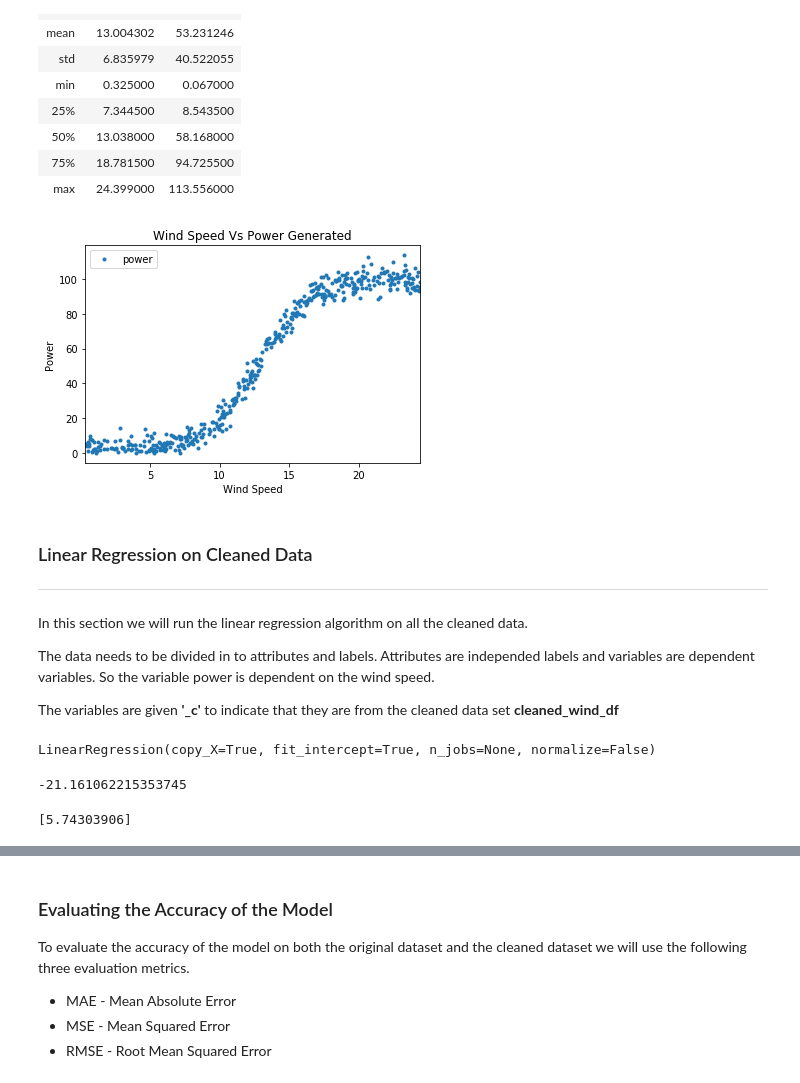
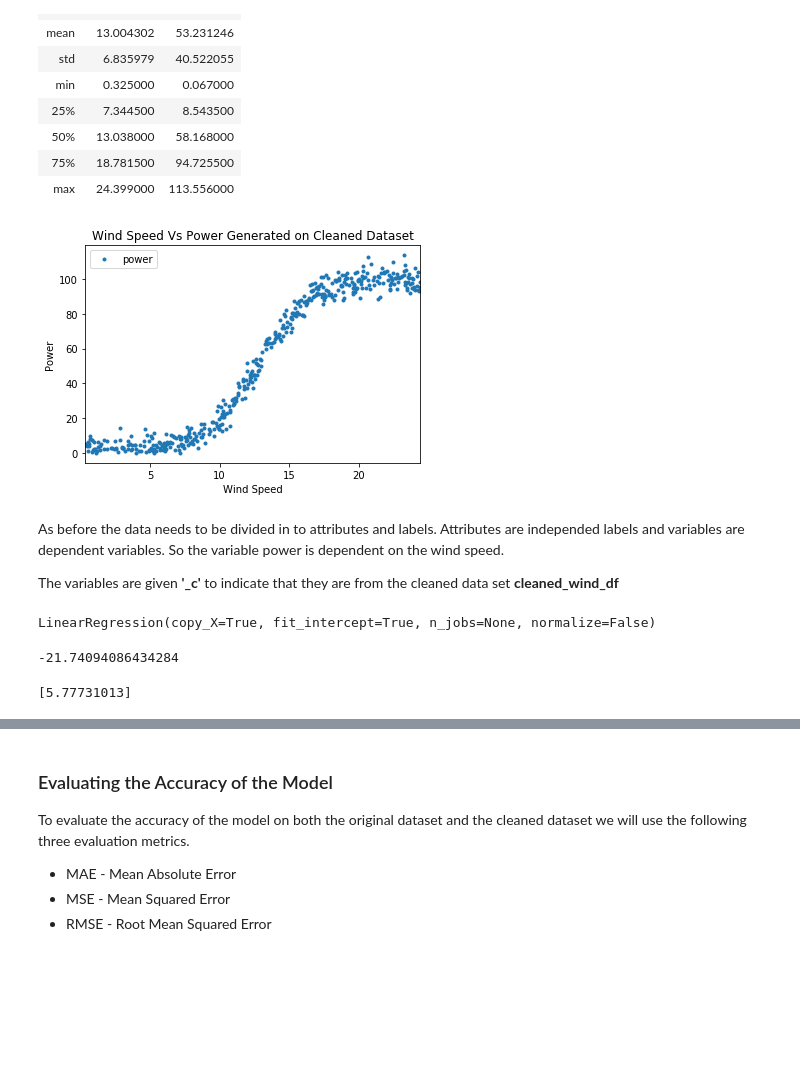
Before and after one commit to moranneil/MACHINE_LEARNING_AND_STATISTICS_PROJECT_2020, a Jupyter notebook: MACHINE LEARNING AND STATISTICS PROJECT 2021.ipynb, the cells around one changed output, grey strips where cells are left out. Drawn from its saved outputs; the diff is of its cells as text; code cells hidden in the pictures; blank space fills up the shorter version.

```diff
--- a/MACHINE LEARNING AND STATISTICS PROJECT 2021.ipynb
+++ b/MACHINE LEARNING AND STATISTICS PROJECT 2021.ipynb
@@ -228,19 +273,15 @@ cleaned_wind_df.describe()
 # %%
 # Plot graph to get a visual view of the dataset without power = 0 values
 cleaned_wind_df.plot(x='speed', y='power', style='.')
-plt.title('Wind Speed Vs Power Generated')
+plt.title('Wind Speed Vs Power Generated on Cleaned Dataset')
 plt.xlabel('Wind Speed')
 plt.ylabel('Power')
 plt.show()
 # %% [output]
-[figure, old version]
+[figure, new version]
 # %% [markdown]
-### Linear Regression on Cleaned Data
-***
 
-In this section we will run the linear regression algorithm on all the cleaned data.
-
-The data needs to be divided in to attributes and labels. Attributes are independed labels and variables are dependent variables. So the variable power is dependent on the wind speed.
+As before the data needs to be divided in to attributes and labels. Attributes are independed labels and variables are dependent variables. So the variable power is dependent on the wind speed.
 
 The variables are given **'_c'** to indicate that they are from the cleaned data set **cleaned_wind_df**
 # %%
@@ -261,12 +302,12 @@ regressor.fit(x_train_c, y_train_c)
 LinearRegression(copy_X=True, fit_intercept=True, n_jobs=None, normalize=False)
 # %%
 # Thie line of code displays the intercept
-print(regressor.intercept_)
+print(model.intercept_)
 # %% [output]
--21.161062215353745
+-21.74094086434284
 # %%
 # This line of code displays the slop coefficient of x
-print(regressor.coef_)
+print(model.coef_)
 # %% [output]
-[5.74303906]
+[5.77731013]
 # %%
```
Also changed, not shown: parts of 80 cells of this notebook, 7 other files.
